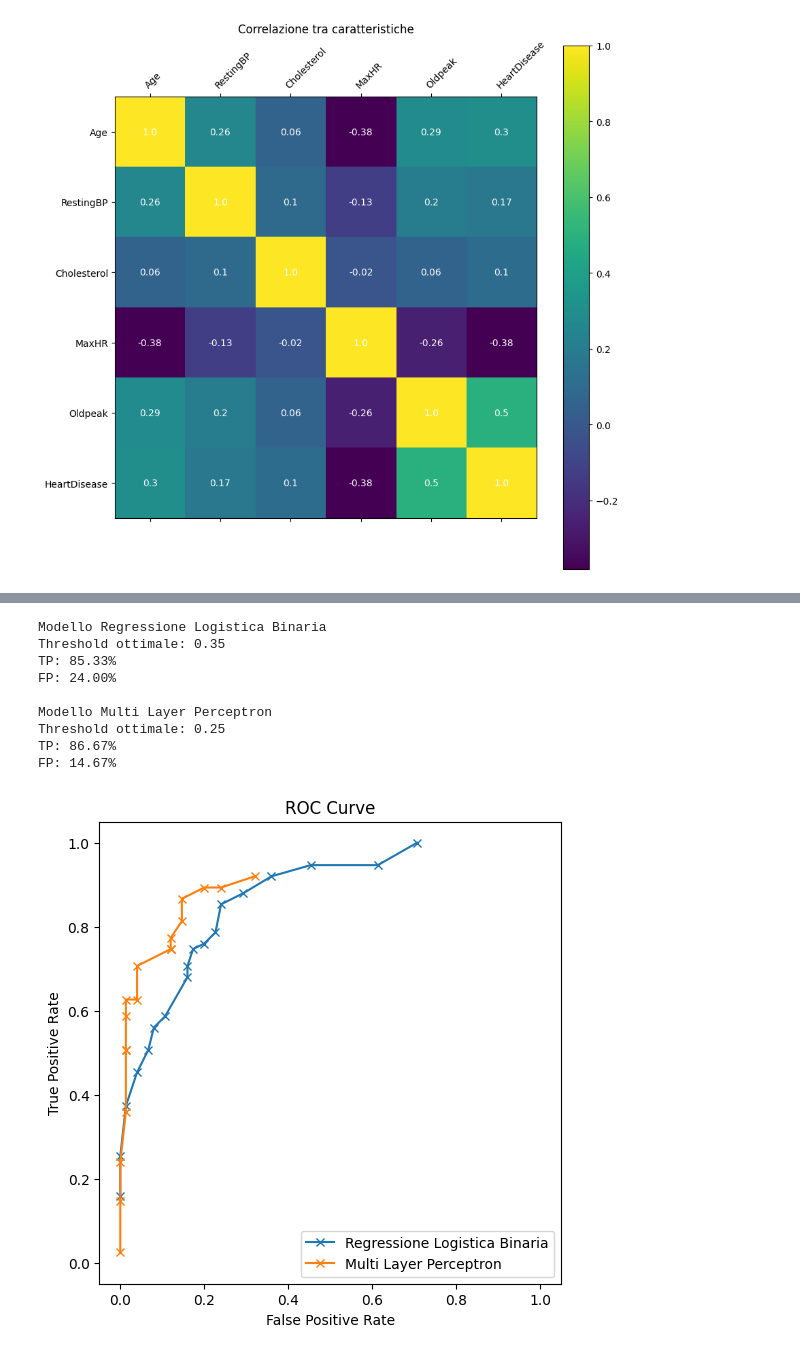
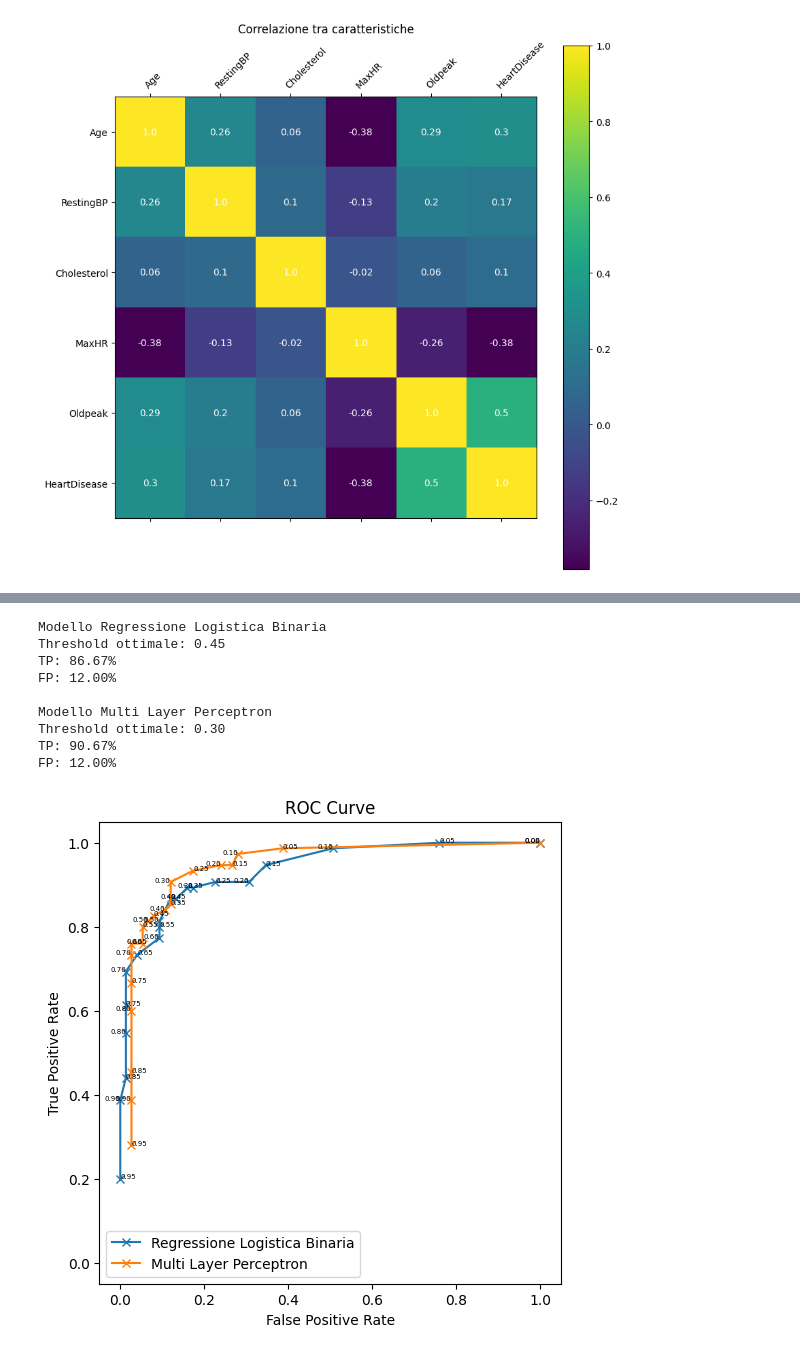
Before and after one commit to gnlca/heart-failure-detection, a Jupyter notebook: heart.ipynb, the cells around one changed output, grey strips where cells are left out. Saved outputs shown, nothing was run; the diff lists cells and outputs as text; code cells hidden in the pictures.

Commit message:
added lower threshold values

```diff
--- a/heart.ipynb
+++ b/heart.ipynb
@@ -449,7 +449,7 @@ test_X = torch.stack(test_X)
 test_y = torch.stack(test_y)
 
 
-threshold_values = np.arange(0.1, 1, 0.05, dtype=np.float32)
+threshold_values = np.arange(0, 1, 0.05, dtype=np.float32)
 
 fp_optimal, tp_optimal = 0, 1  # punto ottimale curva ROC
 
@@ -478,7 +478,6 @@ for idx, config in enumerate(model_configs):
         y = test_y.numpy().astype(np.int8)
         tp = np.sum(pred_y & y) / np.sum(y)
         fp = np.sum(pred_y & (1 - y)) / np.sum(1 - y)
-
         point_dist = np.sqrt((tp_optimal - tp) ** 2 + (fp_optimal - fp) ** 2)
         if point_dist < min_dist:
             min_dist = point_dist
@@ -493,46 +492,46 @@ for idx, config in enumerate(model_configs):
     config["tpfp_values"] = tpfp_values
     config["optimal_threshold"] = optimal_threshold
     print(f"Threshold ottimale: {optimal_threshold:.2f}")
     print(f"TP: {100*tp:.2f}%")
     print(f"FP: {100*fp:.2f}%\n")
 
 
 # curva ROC
 fig, ax = plt.subplots(figsize=(12, 6))
 # ax.plot([0, 1], [0, 1], linestyle="--", color="r", label="")
 
 for config in model_configs:
     tp, fp = zip(*config["tpfp_values"])
     ax.plot(fp, tp, label=config["description"], marker="x")
 
     # mostra le soglie con cui sono stati ottenuti i punti nel plot
-    # for idx, (fp_i, tp_i) in enumerate(zip(fp, tp)):
-    #     ax.text(
-    #         fp_i,
-    #         tp_i,
-    #         f"{threshold_values[idx]:.2f}",
-    #         ha=("right" if idx % 2 == 0 else "left"),
-    #         fontsize=5,
-    #         color="#000000",
-    #     )
+    for idx, (fp_i, tp_i) in enumerate(zip(fp, tp)):
+        ax.text(
+            fp_i,
+            tp_i,
+            f"{threshold_values[idx]:.2f}",
+            ha=("right" if idx % 2 == 0 else "left"),
+            fontsize=5,
+            color="#000000",
+        )
 
 ax.set_aspect("equal")
 ax.set_xlabel("False Positive Rate")
 ax.set_ylabel("True Positive Rate")
 ax.set_title("ROC Curve")
 ax.legend()
 ax.set_xlim(0 - 0.05, 1 + 0.05)
 ax.set_ylim(0 - 0.05, 1 + 0.05)
 
 plt.show()
 # %% [output]
 Modello Regressione Logistica Binaria
-Threshold ottimale: 0.35
-TP: 85.33%
-FP: 24.00%
+Threshold ottimale: 0.45
+TP: 86.67%
+FP: 12.00%
 
 Modello Multi Layer Perceptron
-Threshold ottimale: 0.25
-TP: 86.67%
-FP: 14.67%
+Threshold ottimale: 0.30
+TP: 90.67%
+FP: 12.00%
-[figure, old version]
+[figure, new version]
```
Also changed, not shown: parts of 1 cell of this notebook.
